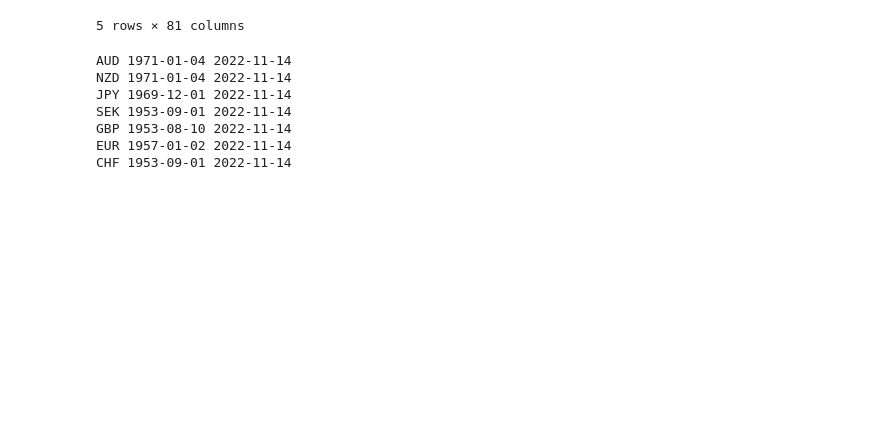
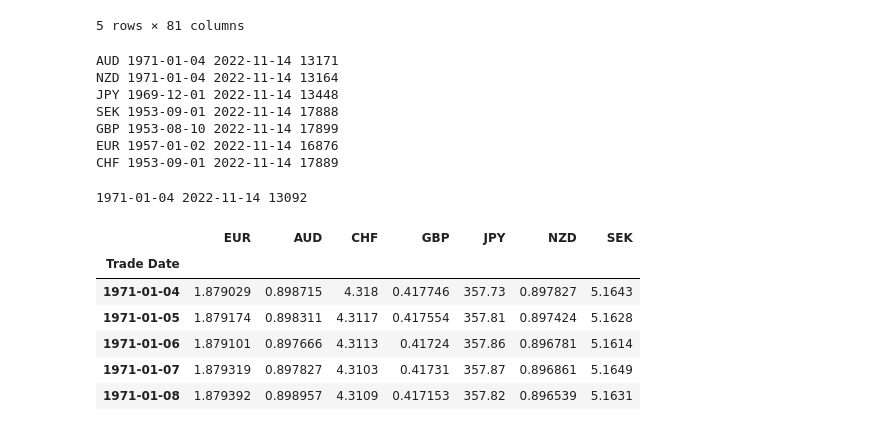
Before and after one commit to charliezchen/currency-change-point-detection, a Jupyter notebook: data_preprocess.ipynb, the cells around one changed output. Drawn from its saved outputs; the diff is of its cells as text; code cells hidden in the pictures; blank space fills up the shorter version.

```diff
--- a/data_preprocess.ipynb
+++ b/data_preprocess.ipynb
@@ -28,14 +28,46 @@ for cur in currencies:
         if cur in col:
             one = df[[col]].iloc[:, :1].dropna()
             one.columns = ['Settle']
-            print(cur, one.index.min(), one.index.max())
+            print(cur, one.index.min(), one.index.max(), len(one))
             one.to_csv(f'data/currency/{cur}.csv')
             break
 # %% [output]
-AUD 1971-01-04 2022-11-14
-NZD 1971-01-04 2022-11-14
-JPY 1969-12-01 2022-11-14
-SEK 1953-09-01 2022-11-14
-GBP 1953-08-10 2022-11-14
-EUR 1957-01-02 2022-11-14
-CHF 1953-09-01 2022-11-14
+AUD 1971-01-04 2022-11-14 13171
+NZD 1971-01-04 2022-11-14 13164
+JPY 1969-12-01 2022-11-14 13448
+SEK 1953-09-01 2022-11-14 17888
+GBP 1953-08-10 2022-11-14 17899
+EUR 1957-01-02 2022-11-14 16876
+CHF 1953-09-01 2022-11-14 17889
+# %%
+all_cur = df.copy()
+
+for col in all_cur.columns:
+    drop = True
+    for cur in currencies:
+        if cur in col:
+            drop = False
+            all_cur = all_cur.rename(columns={col:cur})
+            break
+    if drop:
+        all_cur = all_cur.drop(columns=col)
+            # one = df[[col]].iloc[:, :1].dropna()
+            # one.columns = ['Settle']
+            # print(cur, one.index.min(), one.index.max())
+            # one.to_csv(f'data/currency/{cur}.csv')
+            # break
+all_cur = all_cur.loc[:, ~all_cur.columns.duplicated()].dropna()
+print(all_cur.index.min(), all_cur.index.max(), len(all_cur))
+all_cur.to_csv(f'data/currency/all_cur.csv')
+# %% [output]
+1971-01-04 2022-11-14 13092
+# %%
+all_cur.head()
+# %% [output]
+|  | EUR | AUD | CHF | GBP | JPY | NZD | SEK |
+| Trade Date |  |  |  |  |  |  |  |
+| 1971-01-04 | 1.879029 | 0.898715 | 4.318 | 0.417746 | 357.73 | 0.897827 | 5.1643 |
+| 1971-01-05 | 1.879174 | 0.898311 | 4.3117 | 0.417554 | 357.81 | 0.897424 | 5.1628 |
+| 1971-01-06 | 1.879101 | 0.897666 | 4.3113 | 0.41724 | 357.86 | 0.896781 | 5.1614 |
+| 1971-01-07 | 1.879319 | 0.897827 | 4.3103 | 0.41731 | 357.87 | 0.896861 | 5.1649 |
+| 1971-01-08 | 1.879392 | 0.898957 | 4.3109 | 0.417153 | 357.82 | 0.896539 | 5.1631 |
```
Also changed, not shown: 8 other files.
